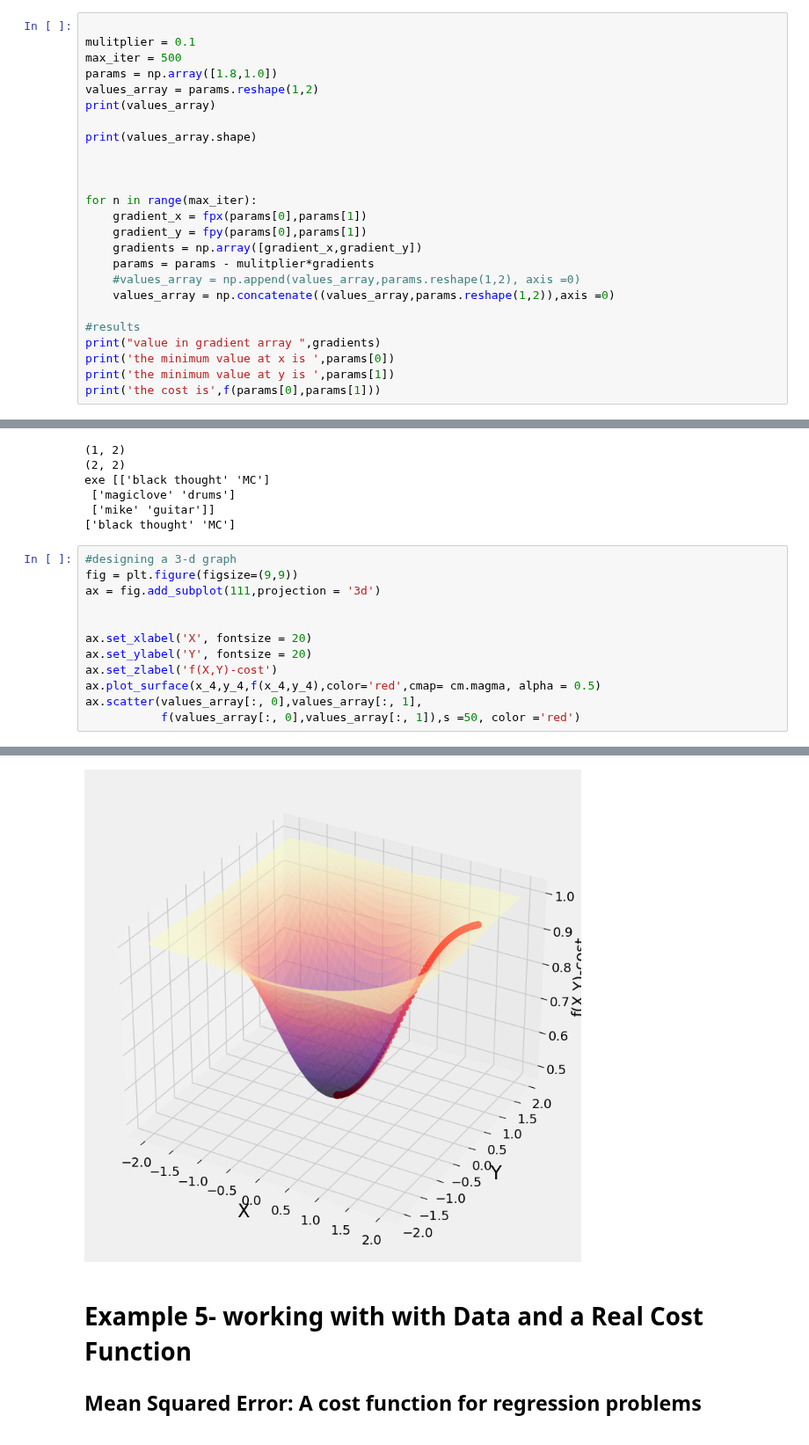
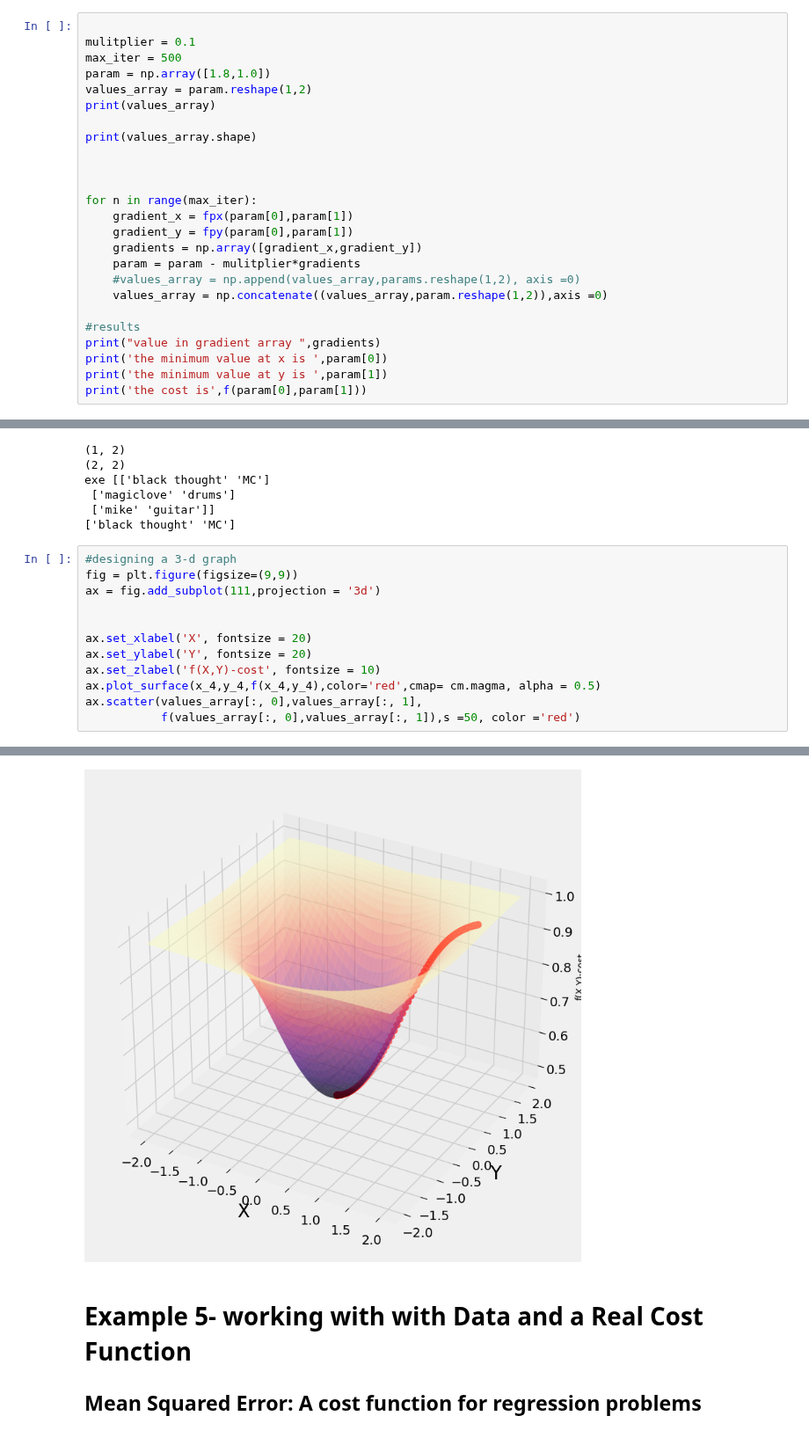
Before and after one commit to kuljeet234/Minor-ML-projects, a Jupyter notebook: gradient descent/gradient descent.ipynb, the cells around one changed output, grey strips where cells are left out. Shown at 88% size. Cells and saved outputs as stored; diff of their text form.

```diff
--- a/gradient descent/gradient descent.ipynb
+++ b/gradient descent/gradient descent.ipynb
@@ -445,8 +448,8 @@ the cost is 0.5
 
 mulitplier = 0.1
 max_iter = 500
-params = np.array([1.8,1.0])
-values_array = params.reshape(1,2)
+param = np.array([1.8,1.0])
+values_array = param.reshape(1,2)
 print(values_array)
 
 print(values_array.shape)
@@ -454,18 +457,18 @@ print(values_array.shape)
 
 
 for n in range(max_iter):
-    gradient_x = fpx(params[0],params[1])
-    gradient_y = fpy(params[0],params[1])
+    gradient_x = fpx(param[0],param[1])
+    gradient_y = fpy(param[0],param[1])
     gradients = np.array([gradient_x,gradient_y])
-    params = params - mulitplier*gradients
+    param = param - mulitplier*gradients
     #values_array = np.append(values_array,params.reshape(1,2), axis =0)
-    values_array = np.concatenate((values_array,params.reshape(1,2)),axis =0)
+    values_array = np.concatenate((values_array,param.reshape(1,2)),axis =0)
 
 #results
 print("value in gradient array ",gradients)
-print('the minimum value at x is ',params[0])
-print('the minimum value at y is ',params[1])
-print('the cost is',f(params[0],params[1]))
+print('the minimum value at x is ',param[0])
+print('the minimum value at y is ',param[1])
+print('the cost is',f(param[0],param[1]))
 # %% [output]
 [[1.8 1. ]]
 (1, 2)
@@ -496,18 +499,18 @@ exe [['black thought' 'MC']
 # %%
 #designing a 3-d graph
 fig = plt.figure(figsize=(9,9))
 ax = fig.add_subplot(111,projection = '3d')
 
 
 ax.set_xlabel('X', fontsize = 20)
 ax.set_ylabel('Y', fontsize = 20)
-ax.set_zlabel('f(X,Y)-cost')
+ax.set_zlabel('f(X,Y)-cost', fontsize = 10)
 ax.plot_surface(x_4,y_4,f(x_4,y_4),color='red',cmap= cm.magma, alpha = 0.5)
 ax.scatter(values_array[:, 0],values_array[:, 1],
            f(values_array[:, 0],values_array[:, 1]),s =50, color ='red')
 # %% [output]
 <mpl_toolkits.mplot3d.art3d.Path3DCollection at 0x...>
-[figure, old version]
+[figure, new version]
 # %% [markdown]
 # Example 5- working with with Data and a Real Cost Function
 ## Mean Squared Error: A cost function for regression problems
```
Also changed, not shown: parts of 12 cells of this notebook, 1 other file.
